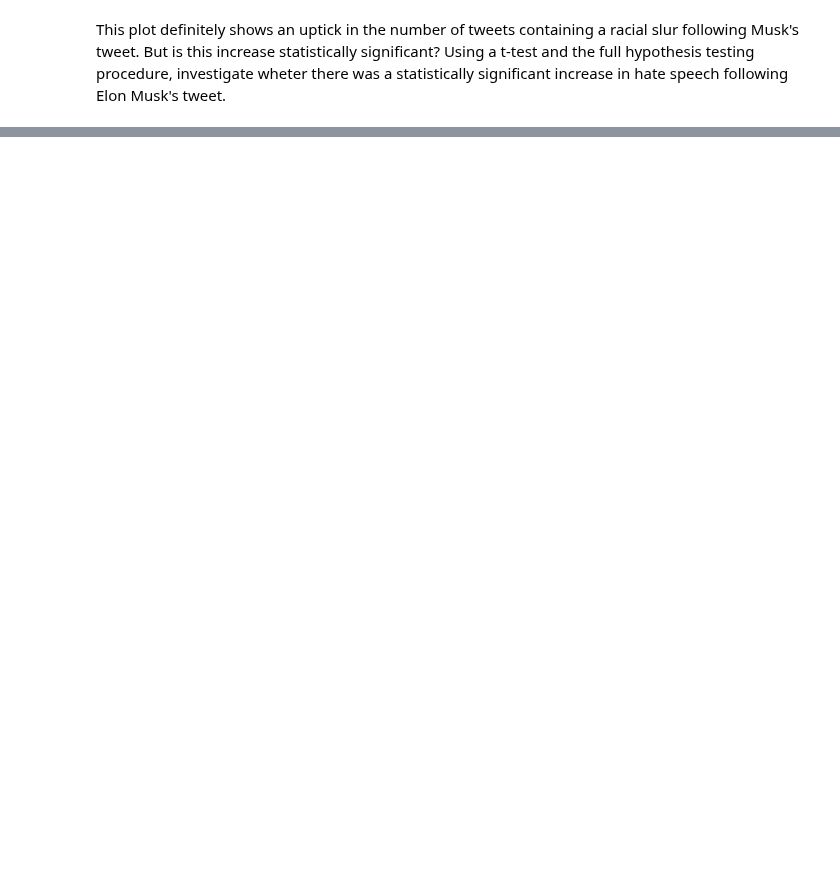
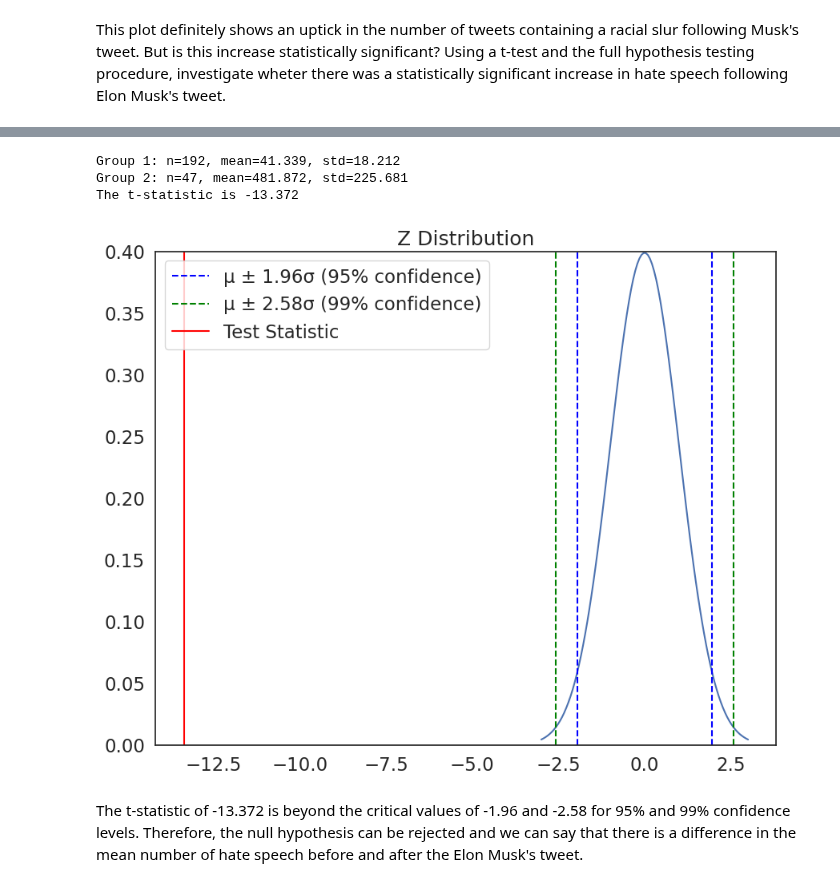
Before and after one commit to mizukihiruma/QM2, a Jupyter notebook: notebooks/W07. Hypothesis Testing.ipynb, the cells around one changed output, grey strips where cells are left out. Cells and saved outputs as stored; diff of their text form; code cells hidden in the pictures; blank space fills up the shorter version.

```diff
--- a/notebooks/W07. Hypothesis Testing.ipynb
+++ b/notebooks/W07. Hypothesis Testing.ipynb
@@ -294,3 +297,6 @@ Based on the plot above, can we reject the null hypothesis that there is no diff
 1. From the main dataframe `df`, draw a sample of 500 white men. Using t-tests, investigate whether there are statistically significant discrepancies in pay between white men and other groups (note: it would be best to sample 500 people in each of those groups as well). Between what groups does there exist the most significant pay gap?
 2. Some of this variation may be due to occupation. Compare income disparities between men and women within different occupations. Which occupation has the largest pay gap? which has the smallest?
 3. [Research suggests](https://journals.sagepub.com/doi/abs/10.1177/0730888401028004005) that within occupational groups, collective bargaining through union membership reduces pay gaps. Read the abstract of this article, and try to replicate the analysis using our dataset.
+# %%
+sample_white_men = df[(df['race'] == 1) & (df['sex'] == 1)].sample(500)
+sample_white_men.describe()
@@ -337,0 +476,50 @@ This plot definitely shows an uptick in the number of tweets containing a racial
+# %%
+def manual_ttest(group1, group2, plot=False):
+
+    desc1, desc2=group1.describe(), group2.describe()
+
+    n1,std1,mean1 = desc1['count'], desc1['std'] ,desc1['mean']
+    n2,std2,mean2 = desc2['count'], desc2['std'] ,desc2['mean']
+
+
+    se1, se2 = std1**2/n1, std2**2/n2
+
+
+    sed = np.sqrt(se1 + se2)
+
+
+    t_stat = (mean1 - mean2) / sed
+
+
+    print("Group 1: n=%.0f, mean=%.3f, std=%.3f" % (n1,mean1,std1))
+    print("Group 2: n=%.0f, mean=%.3f, std=%.3f" % (n2,mean2,std2))
+    print('The t-statistic is %.3f' % t_stat)
+
+    if plot==True:
+        groups=pd.DataFrame()
+        i=1
+
+        for group in [group1, group2]:
+            plot_df=pd.DataFrame({'Values': group,'Group':i})
+            groups=groups.append(plot_df)
+            i+=1
+
+        sns.pointplot(data=groups , x='Group', y='Values',errorbar=('ci', 95), color='black', join=False, capsize=.8)
+        plt.title('Comparison of Group Means with 95% Confidence Intervals')
+
+    return t_stat # return the t-statistic
+# %%
+before_tweet = tweets[tweets['hour'] < tweet]
+after_tweet = tweets[tweets['hour'] > tweet]
+
+t = manual_ttest(before_tweet['count'],after_tweet['count'])
+# %% [output]
+Group 1: n=192, mean=41.339, std=18.212
+Group 2: n=47, mean=481.872, std=225.681
+The t-statistic is -13.372
+# %%
+plot_z(t)
+# %% [output]
+[figure, added]
+# %% [markdown]
+The t-statistic of -13.372 is beyond the critical values of -1.96 and -2.58 for 95% and 99% confidence levels. Therefore, the null hypothesis can be rejected and we can say that there is a difference in the mean number of hate speech before and after the Elon Musk's tweet.
```
Also changed, not shown: parts of 20 cells of this notebook.
